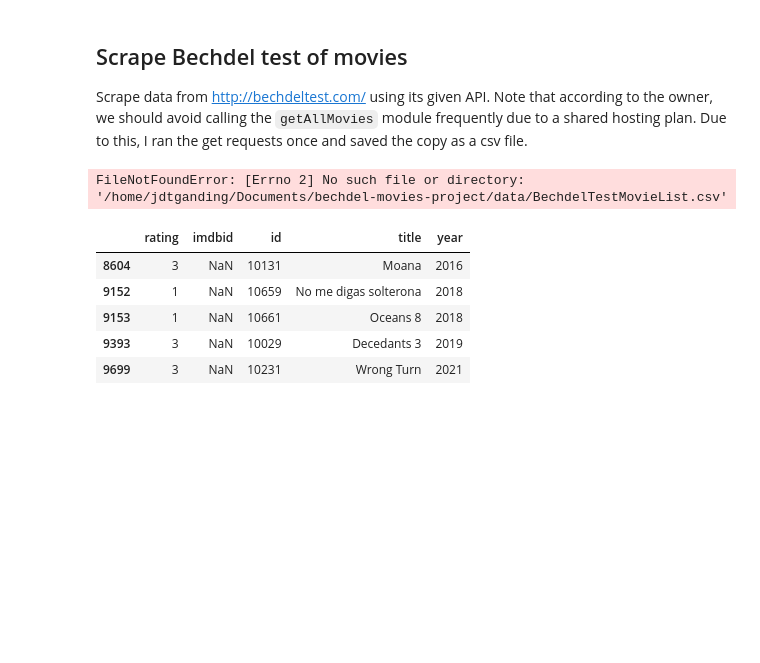
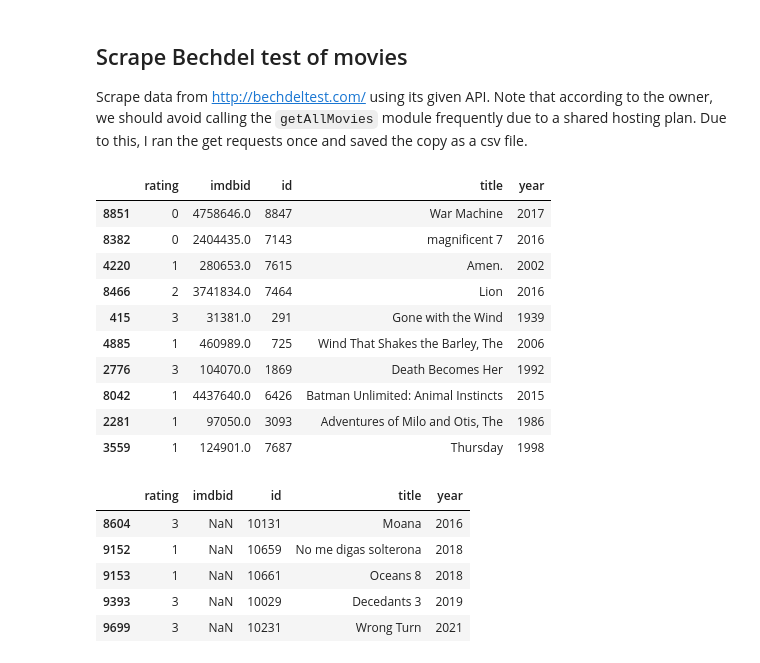
Before and after one commit to dherzey/bechdel-movies, a Jupyter notebook: scraper/testing_notebook.ipynb, the cells around one changed output. Drawn from its saved outputs; the diff is of its cells as text; code cells hidden in the pictures; blank space fills up the shorter version.

```diff
--- a/scraper/testing_notebook.ipynb
+++ b/scraper/testing_notebook.ipynb
@@ -7,23 +7,33 @@ Scrape data from http://bechdeltest.com/ using its given API. Note that accordin
 # %%
 import io
 import re
 import time
 import requests
 import numpy as np
 import pandas as pd
 from bs4 import BeautifulSoup
 
 main_dir = "/home/jdtganding/Documents/bechdel-movies-project/data"
 
 # html = requests.get('http://bechdeltest.com/api/v1/getAllMovies').content
 # df = pd.read_json(io.StringIO(html.decode('utf-8')))
 # df.to_csv(bechdel_movies, index=None)
 
-bechdel_movies_df = pd.read_csv(f"{main_dir}/BechdelTestMovieList.csv")
+bechdel_movies_df = pd.read_csv(f"{main_dir}/bechdel/BechdelTestMovieList.csv")
 # bechdel_movies_df['imdbid'] = bechdel_movies_df['imdbid'].astype(int)
 bechdel_movies_df.sample(10)
 # %% [output]
-FileNotFoundError: [Errno 2] No such file or directory: '/home/jdtganding/Documents/bechdel-movies-project/data/BechdelTestMovieList.csv'
+|  | rating | imdbid | id | title | year |
+| 8851 | 0 | 4758646.0 | 8847 | War Machine | 2017 |
+| 8382 | 0 | 2404435.0 | 7143 | magnificent 7 | 2016 |
+| 4220 | 1 | 280653.0 | 7615 | Amen. | 2002 |
+| 8466 | 2 | 3741834.0 | 7464 | Lion | 2016 |
+| 415 | 3 | 31381.0 | 291 | Gone with the Wind | 1939 |
+| 4885 | 1 | 460989.0 | 725 | Wind That Shakes the Barley, The | 2006 |
+| 2776 | 3 | 104070.0 | 1869 | Death Becomes Her | 1992 |
+| 8042 | 1 | 4437640.0 | 6426 | Batman Unlimited: Animal Instincts | 2015 |
+| 2281 | 1 | 97050.0 | 3093 | Adventures of Milo and Otis, The | 1986 |
+| 3559 | 1 | 124901.0 | 7687 | Thursday | 1998 |
 # %%
 bechdel_movies_df[bechdel_movies_df['imdbid'].isnull()]
 # %% [output]
```
Also changed, not shown: parts of 17 cells of this notebook, 3 other files.
